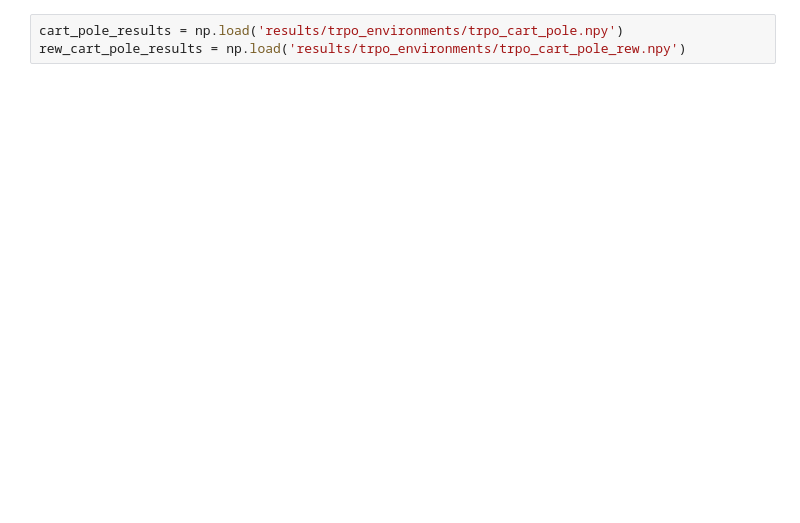
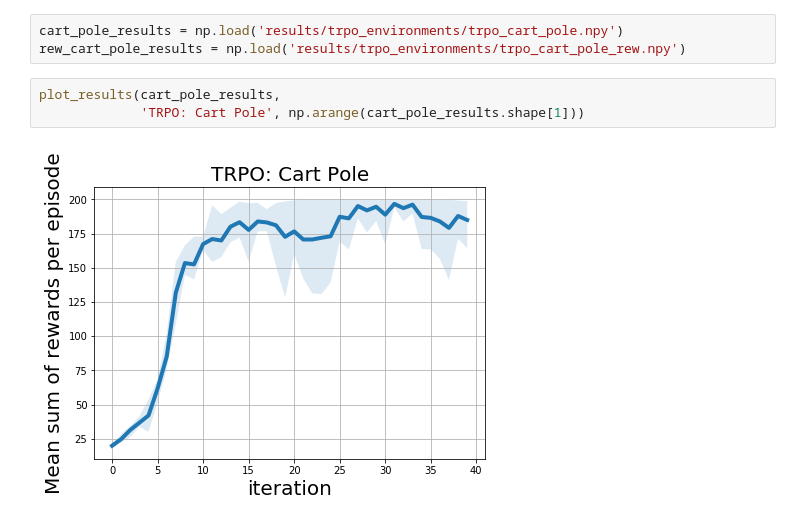
Before and after one commit to VakhrameevaLiza/exploration_pytorch, a Jupyter notebook: run_experiments/trpo results.ipynb, the cells around one changed output. Cells and saved outputs as stored; diff of their text form; blank space fills up the shorter version.

```diff
--- a/run_experiments/trpo results.ipynb
+++ b/run_experiments/trpo results.ipynb
@@ -97,6 +102,11 @@ plot_results_different(acrobot_results, rew_acrobot_results,
 # %%
 cart_pole_results = np.load('results/trpo_environments/trpo_cart_pole.npy')
 rew_cart_pole_results = np.load('results/trpo_environments/trpo_cart_pole_rew.npy')
+# %%
+plot_results(cart_pole_results,
+             'TRPO: Cart Pole', np.arange(cart_pole_results.shape[1]))
+# %% [output]
+[figure, added]
 # %%
 plot_results_different(cart_pole_results, rew_cart_pole_results,
                        'TRPO: Cart Pole', np.arange(cart_pole_results.shape[1]), reverse_order=False)
```
Also changed, not shown: parts of 8 cells of this notebook, 11 other files.
